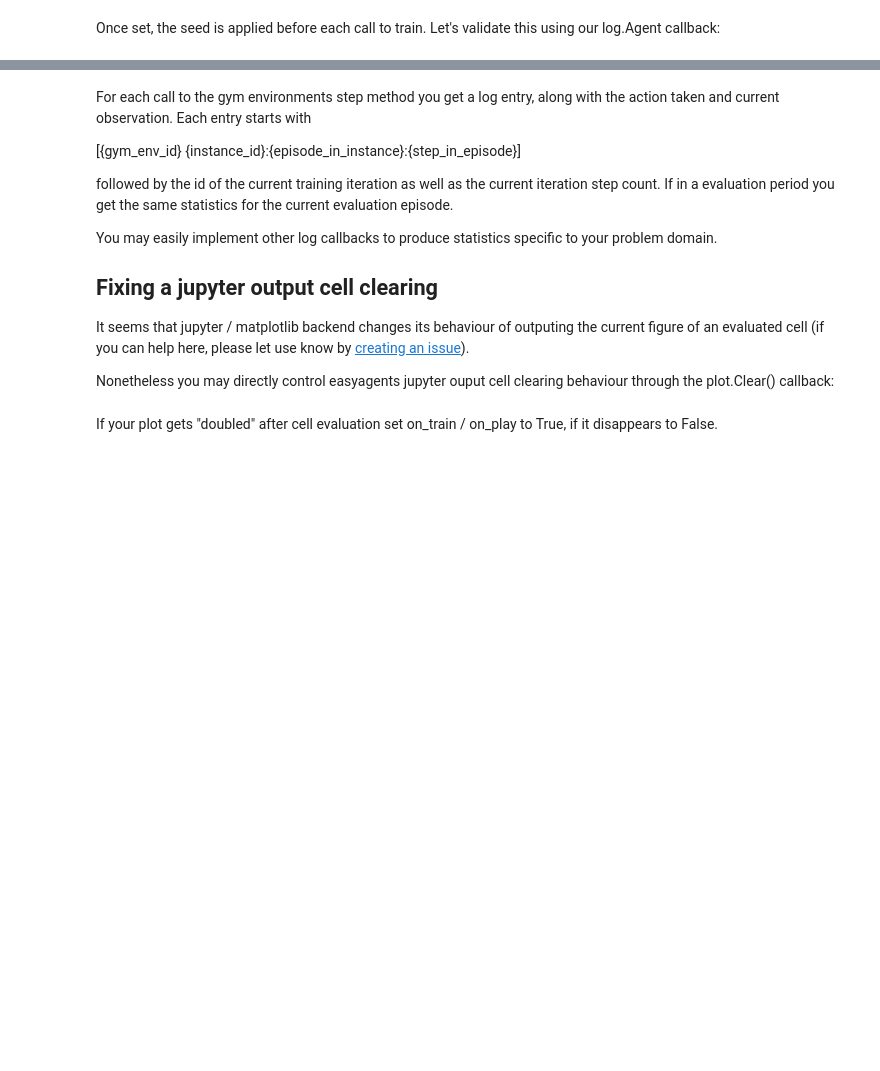
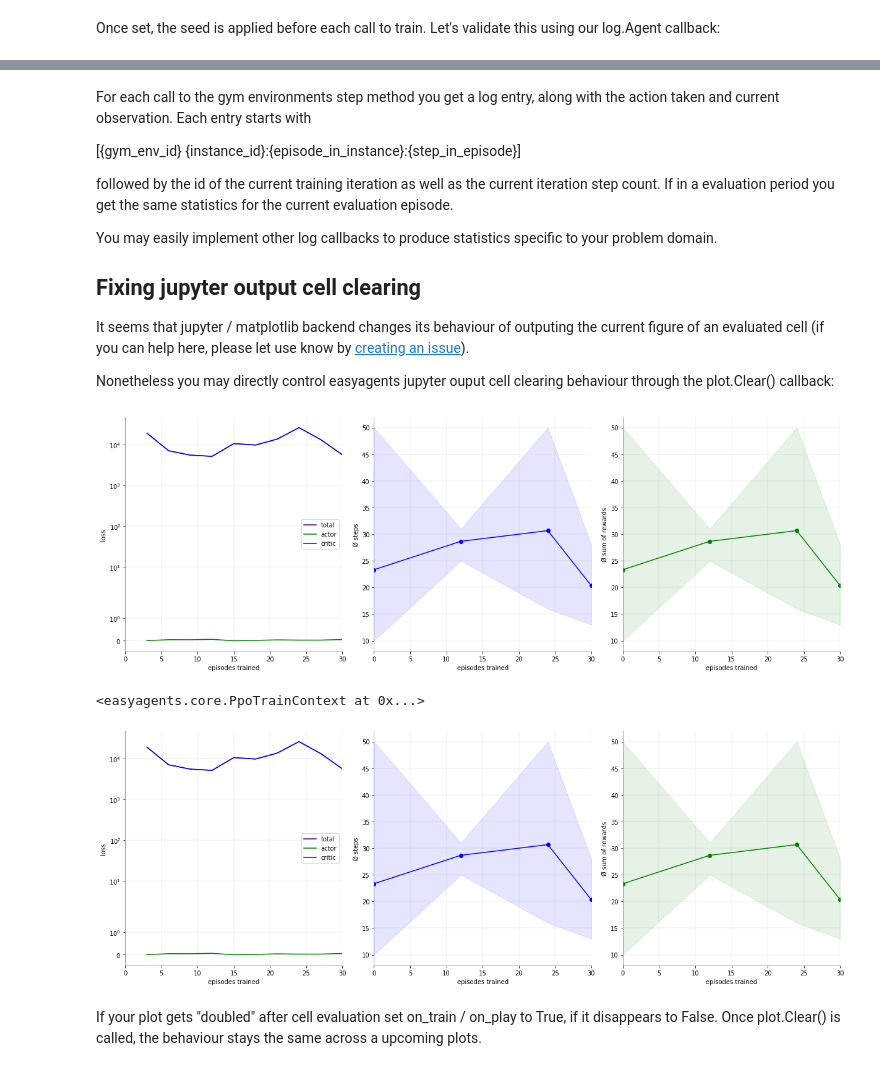
Before and after one commit to christianhidber/easyagents, a Jupyter notebook: jupyter_notebooks/easyagents_logging.ipynb, the cells around one changed output, grey strips where cells are left out. Drawn from its saved outputs; the diff is of its cells as text; code cells hidden in the pictures; blank space fills up the shorter version.

```diff
--- a/jupyter_notebooks/easyagents_logging.ipynb
+++ b/jupyter_notebooks/easyagents_logging.ipynb
@@ -232,7 +116,7 @@ If in a evaluation period you get the same statistics for the current evaluation
 
 You may easily implement other log callbacks to produce statistics specific to your problem domain.
 
-## Fixing a jupyter output cell clearing
+## Fixing jupyter output cell clearing
 It seems that jupyter / matplotlib backend changes its behaviour of outputing the current figure of an
 evaluated cell (if you can help here, please let use know by
 [creating an issue](https://github.com/christianhidber/easyagents/issues/new/choose)).
@@ -241,9 +125,14 @@ Nonetheless you may directly control easyagents jupyter ouput cell clearing beha
 callback:
 # %%
 from easyagents.agents import PpoAgent
-from easyagents.callbacks import duration, log
+from easyagents.callbacks import duration, plot
 
 ppoAgent = PpoAgent('CartPole-v0')
-ppoAgent.train([log.Clear(on_train=False,on_play=False), duration.Fast()])
+ppoAgent.train([plot.Clear(on_train=False,on_play=False), duration.Fast()])
+# %% [output]
+[figure, added]
+<easyagents.core.PpoTrainContext at 0x...>
+[figure, added]
 # %% [markdown]
 If your plot gets "doubled" after cell evaluation set on_train / on_play to True, if it disappears to False.
+Once plot.Clear() is called, the behaviour stays the same across a upcoming plots.
```
Also changed, not shown: parts of 10 cells of this notebook, 4 other files.
